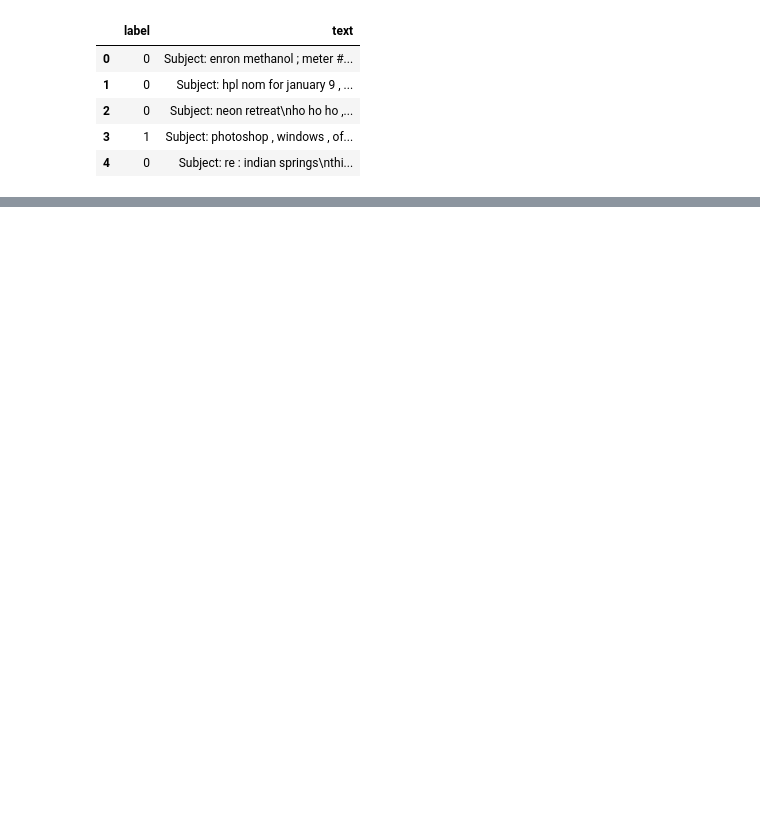
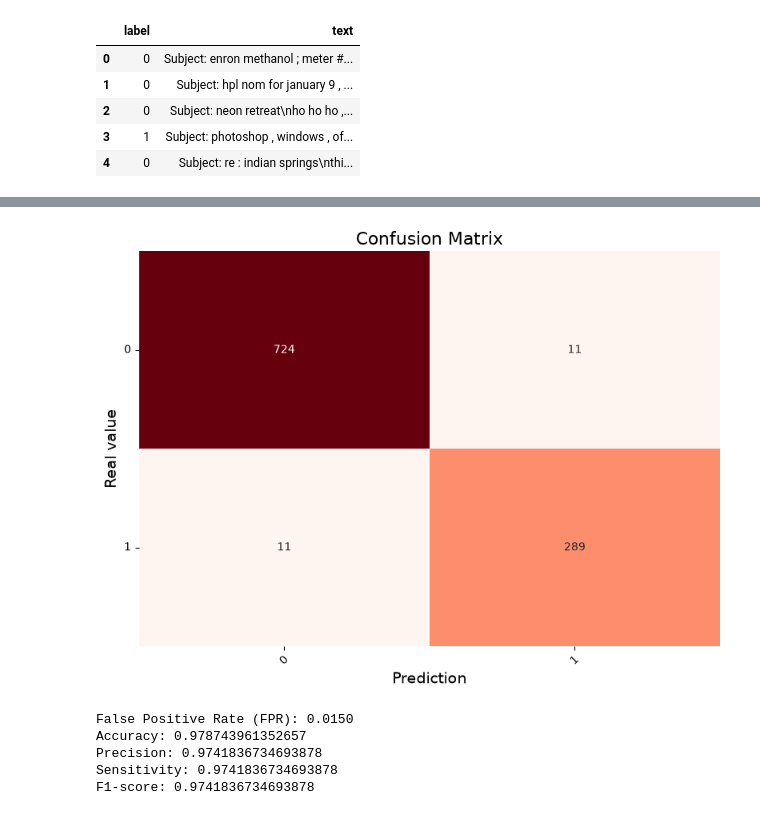
Before and after one commit to mgalvaro/spam_detection, a Jupyter notebook: spam_detection.ipynb, the cells around one changed output, grey strips where cells are left out. Cells and saved outputs as stored; diff of their text form; code cells hidden in the pictures; blank space fills up the shorter version.

```diff
--- a/spam_detection.ipynb
+++ b/spam_detection.ipynb
@@ -42,0 +213,4 @@ df.head()
+# %%
+df = pd.read_csv("Data/spam.csv")
+df['label'] = df['label'].apply(lambda x: 0 if x == 'no spam' else 1)
+df.head()
@@ -42,0 +299,4 @@ df.head()
+# %%
+X_train_vect, X_test_vect = vectorizador(m_feat=5000)
+# %%
+y_pred = predictor(X_train_vect, X_test_vect)
@@ -42,0 +313,35 @@ df.head()
+# %%
+def plot_confusion_matrix(y_true, y_pred, labels=None, normalize=False, cmap="Blues"):
+    """
+    Plotea la matriz de confusión de forma visual con Seaborn.
+
+    Parámetros:
+    - y_true: array-like. Valores reales de la etiqueta.
+    - y_pred: array-like. Valores predichos por el modelo.
+    - labels: list. Lista de etiquetas para las clases (opcional).
+    - normalize: bool. Si es True, muestra porcentajes en lugar de valores absolutos.
+    - cmap: str. Mapa de colores para el gráfico (por defecto "Blues").
+    """
+    # Crear la matriz de confusión
+    cm = confusion_matrix(y_true, y_pred, labels=labels)
+
+    # Normalizar la matriz si es necesario
+    if normalize:
+        cm = cm.astype('float') / cm.sum(axis=1)[:, np.newaxis]
+
+    # Crear un DataFrame para usar en Seaborn
+    labels = labels if labels else [str(i) for i in range(cm.shape[0])]
+    cm_df = pd.DataFrame(cm, index=labels, columns=labels)
+
+    # Plotear con Seaborn
+    plt.figure(figsize=(8, 6))
+    sns.heatmap(cm_df, annot=True, fmt=".2f" if normalize else "d", cmap=cmap, cbar=False)
+
+    # Configuración del gráfico
+    plt.title("Confusion Matrix", fontsize=16)
+    plt.xlabel("Prediction", fontsize=14)
+    plt.ylabel("Real value", fontsize=14)
+    plt.xticks(ticks=np.arange(len(labels)) + 0.5, labels=labels, rotation=45)
+    plt.yticks(ticks=np.arange(len(labels)) + 0.5, labels=labels, rotation=0)
+    plt.tight_layout()
+    plt.show()
@@ -42,0 +359,4 @@ df.head()
+# %%
+plot_confusion_matrix(y_test, y_pred, cmap='Reds')
+# %% [output]
+[figure, added]
@@ -42,0 +369,12 @@ df.head()
+# %%
+print(f"False Positive Rate (FPR): {fpr:.4f}")
+print("Accuracy:"     , accuracy_score(y_test, y_pred))
+print("Precision:"    , precision_score(y_test, y_pred, average = "macro"))
+print("Sensitivity:" , recall_score(y_test, y_pred, average = "macro"))
+print("F1-score:"     , f1_score(y_test, y_pred, average = "macro"))
+# %% [output]
+False Positive Rate (FPR): 0.0150
+Accuracy: 0.978743961352657
+Precision: 0.9741836734693878
+Sensitivity: 0.9741836734693878
+F1-score: 0.9741836734693878
```
Also changed, not shown: parts of 64 cells of this notebook, 3 other files.
